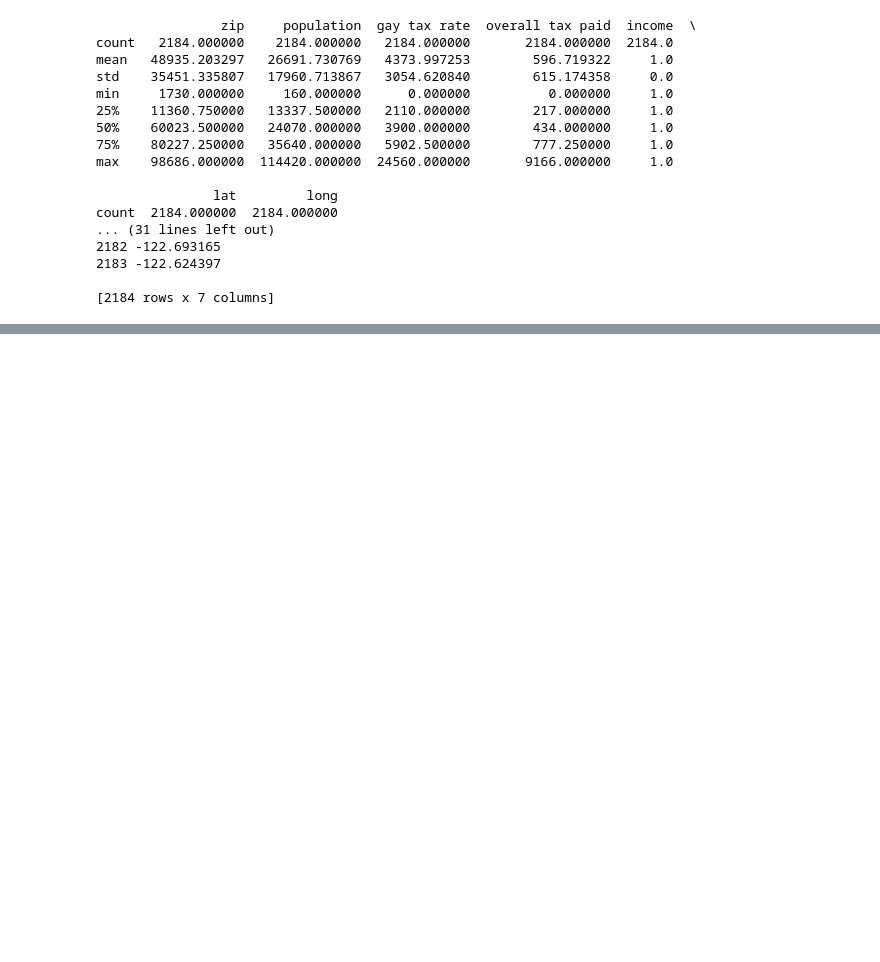
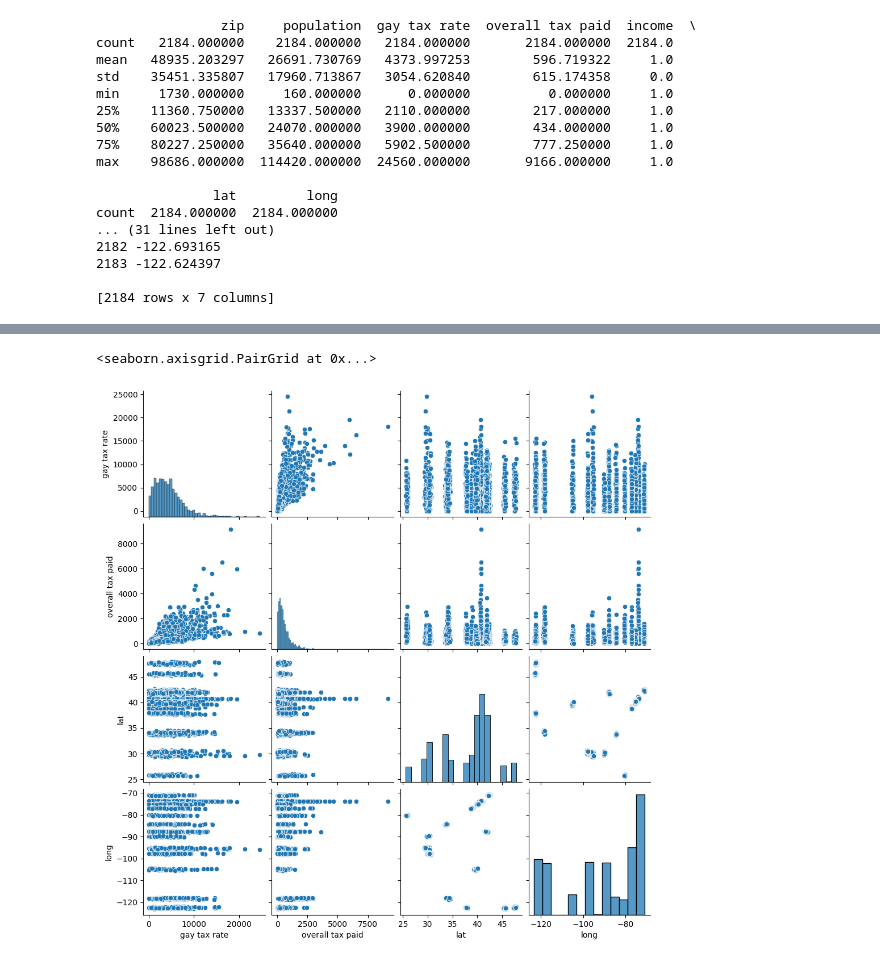
Before and after one commit to ubco-W2022T2-data301/project-group-group-44, a Jupyter notebook: analysis/analysis2.ipynb, the cells around one changed output, grey strips where cells are left out. Saved outputs shown, nothing was run; the diff lists cells and outputs as text; code cells hidden in the pictures; blank space fills up the shorter version.

```diff
--- a/analysis/analysis2.ipynb
+++ b/analysis/analysis2.ipynb
@@ -203,0 +242,4 @@ count  2184.000000  2184.000000
+# %%
+gaydfhybridplot = pd.merge(gaydfgentaxplot, gaydfgaytaxplot)
+
+gaydfhybridplot.describe()
@@ -203,0 +256,5 @@ count  2184.000000  2184.000000
+# %%
+sns.pairplot(gaydfhybridplot)
+# %% [output]
+<seaborn.axisgrid.PairGrid at 0x...>
+[figure, added]
```
Also changed, not shown: parts of 7 cells of this notebook.
